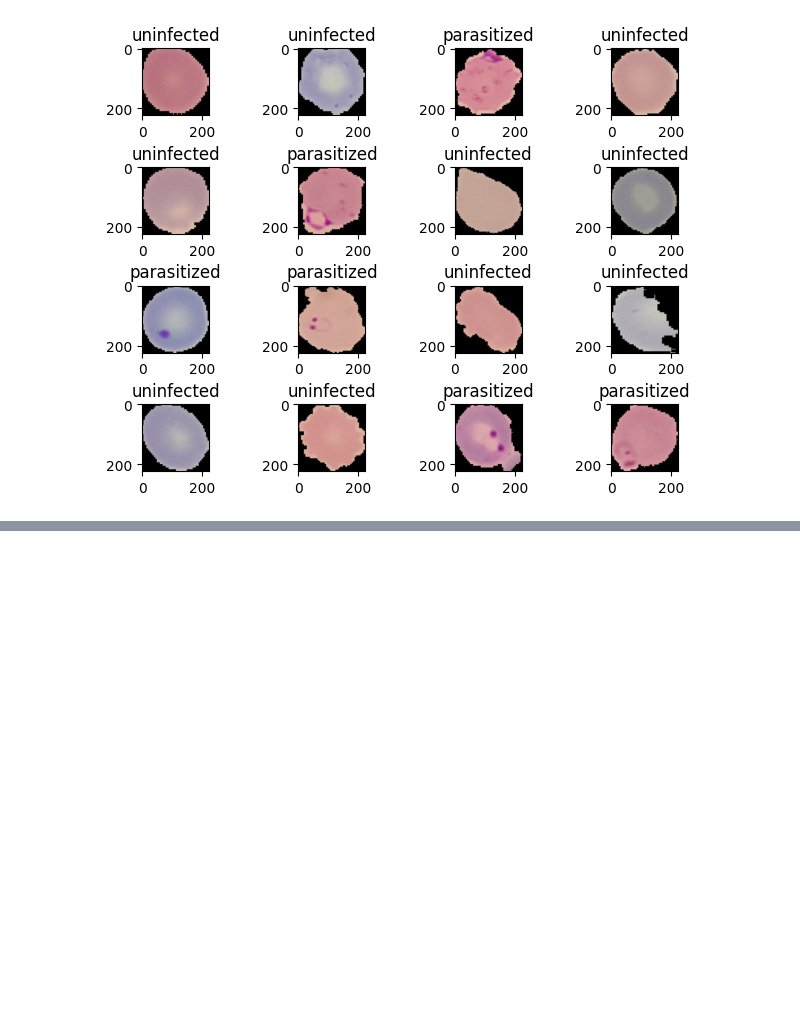
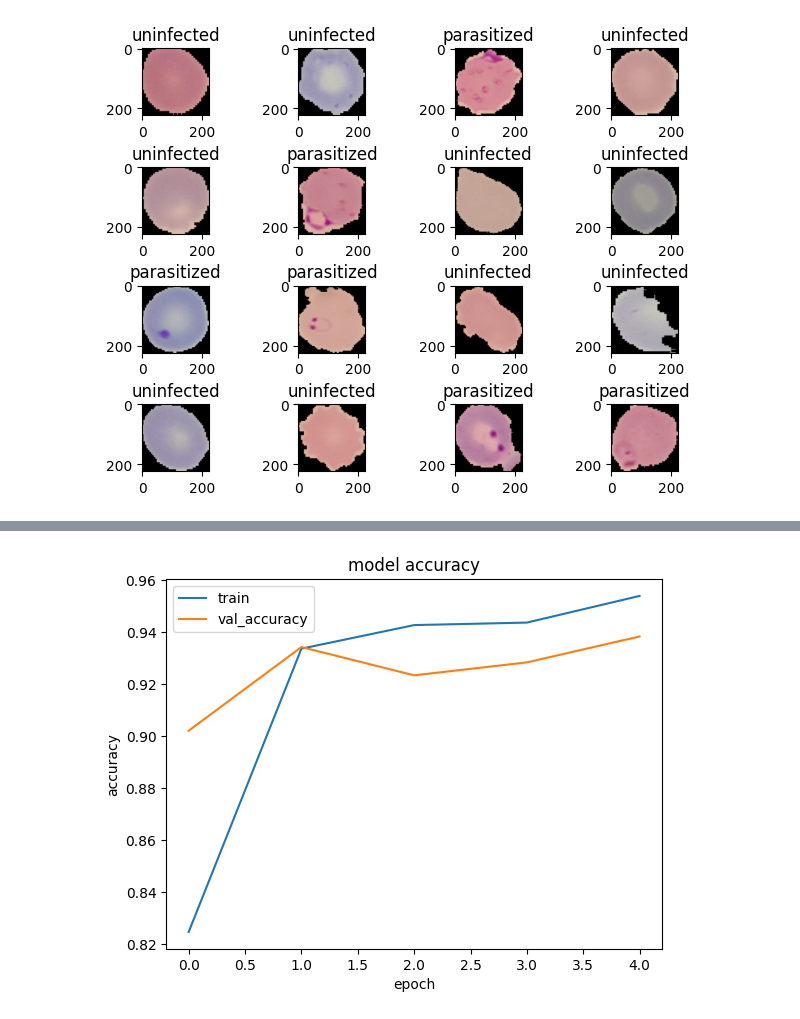
Before and after one commit to Yashvir835/tensorflow, a Jupyter notebook: cnn_for_malaria_diagnosis/malaria_detection.ipynb, the cells around one changed output, grey strips where cells are left out. Drawn from its saved outputs; the diff is of its cells as text; code cells hidden in the pictures; blank space fills up the shorter version.

```diff
--- a/cnn_for_malaria_diagnosis/malaria_detection.ipynb
+++ b/cnn_for_malaria_diagnosis/malaria_detection.ipynb
@@ -130,0 +237,10 @@ train_dataset = train_dataset.shuffle(buffer_size=8,reshuffle_each_iteration=Tru
+# %%
+plt.plot(history.history["accuracy"])
+plt.plot(history.history['val_accuracy'])
+plt.title('model accuracy')
+plt.ylabel('accuracy')
+plt.xlabel('epoch')
+plt.legend(['train','val_accuracy'])
+plt.show()
+# %% [output]
+[figure, added]
```
Also changed, not shown: parts of 14 cells of this notebook.
